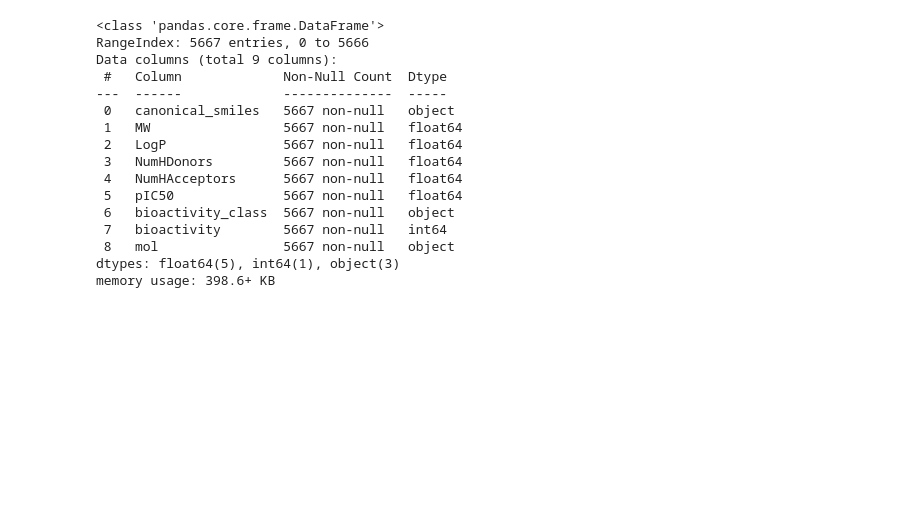
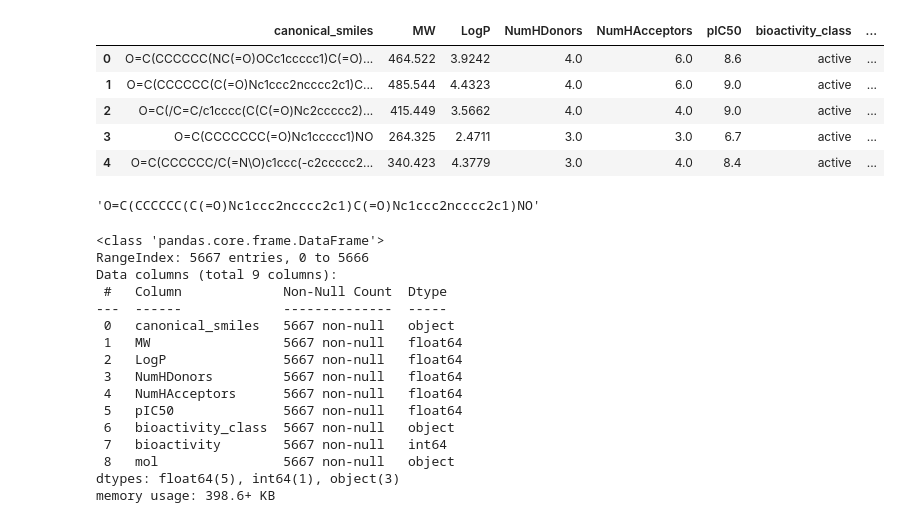
Before and after one commit to Mahamudul-Hasan-Rafi/Canonical-SMILES-BioActivity, a Jupyter notebook: bioactivity_dl.ipynb, the cells around one changed output. Saved outputs shown, nothing was run; the diff lists cells and outputs as text; code cells hidden in the pictures; blank space fills up the shorter version.

```diff
--- a/bioactivity_dl.ipynb
+++ b/bioactivity_dl.ipynb
@@ -30,6 +40,31 @@ df[['MW', 'LogP', 'NumHDonors', 'NumHAcceptors']] = df['canonical_smiles'].apply
 scaler = StandardScaler()
 desc_cols = ['MW', 'LogP', 'NumHDonors', 'NumHAcceptors']
 df[desc_cols] = scaler.fit_transform(df[desc_cols])
+# %%
+t_df = pd.read_excel('bioactivity_dataset_cleaned_outliers.xlsx')
+t_df['mol'] = t_df['canonical_smiles'].apply(Chem.MolFromSmiles)
+t_df = t_df.dropna(subset=['mol'])
+
+# Compute/scale descriptors (if not already)
+def compute_descriptors(smiles):
+    mol = Chem.MolFromSmiles(smiles)
+    if mol is None: return np.zeros(4)
+    return np.array([Descriptors.MolWt(mol), Descriptors.MolLogP(mol),
+                     rdMolDescriptors.CalcNumHBD(mol), rdMolDescriptors.CalcNumHBA(mol)])
+
+t_df[['MW', 'LogP', 'NumHDonors', 'NumHAcceptors']] = t_df['canonical_smiles'].apply(compute_descriptors).tolist()
+t_df.head(5)
+# %% [output]
+|  | canonical_smiles | MW | LogP | NumHDonors | NumHAcceptors | pIC50 | bioactivity_class | ... |
+| 0 | O=C(CCCCCC(NC(=O)OCc1ccccc1)C(=O)... | 464.522 | 3.9242 | 4.0 | 6.0 | 8.6 | active | ... |
+| 1 | O=C(CCCCCC(C(=O)Nc1ccc2ncccc2c1)C... | 485.544 | 4.4323 | 4.0 | 6.0 | 9.0 | active | ... |
+| 2 | O=C(/C=C/c1cccc(C(C(=O)Nc2ccccc2)... | 415.449 | 3.5662 | 4.0 | 4.0 | 9.0 | active | ... |
+| 3 | O=C(CCCCCCC(=O)Nc1ccccc1)NO | 264.325 | 2.4711 | 3.0 | 3.0 | 6.7 | active | ... |
+| 4 | O=C(CCCCCC/C(=N\O)c1ccc(-c2ccccc2... | 340.423 | 4.3779 | 3.0 | 4.0 | 8.4 | active | ... |
+# %%
+t_df['canonical_smiles'].iloc[1]
+# %% [output]
+'O=C(CCCCCC(C(=O)Nc1ccc2ncccc2c1)C(=O)Nc1ccc2ncccc2c1)NO'
 # %%
 df.info()
 # %% [output]
```
Also changed, not shown: parts of 2 cells of this notebook, 11 other files.
